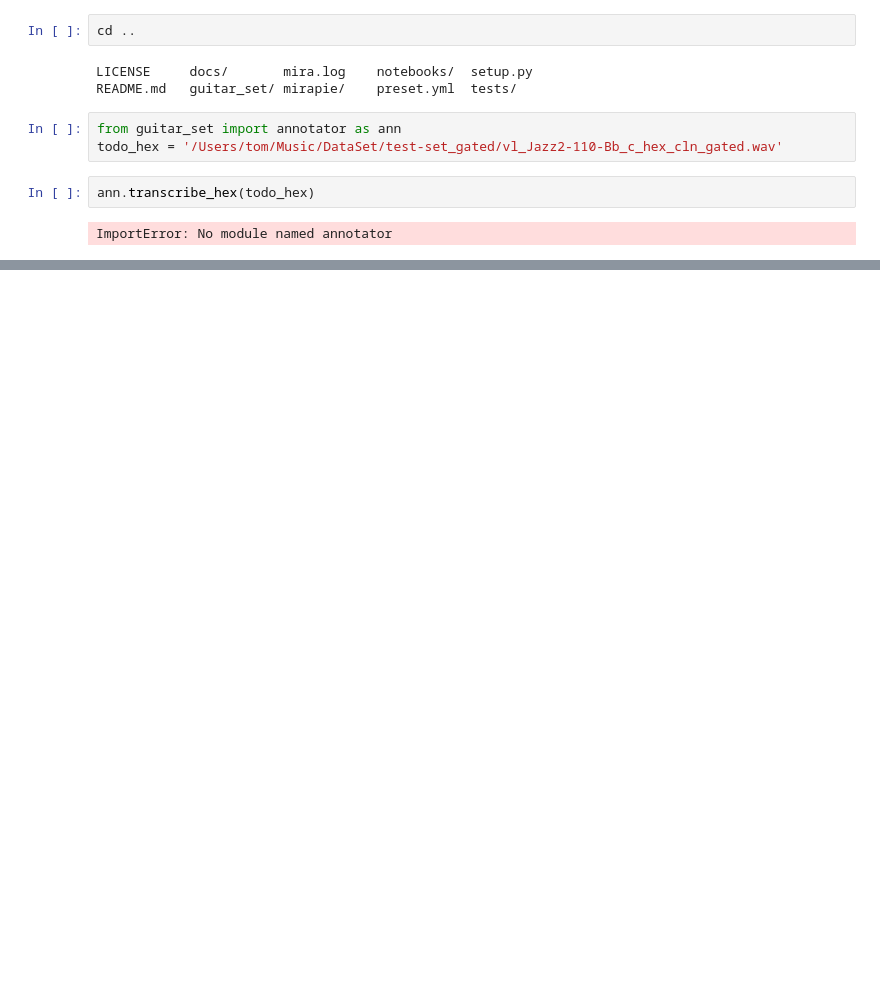
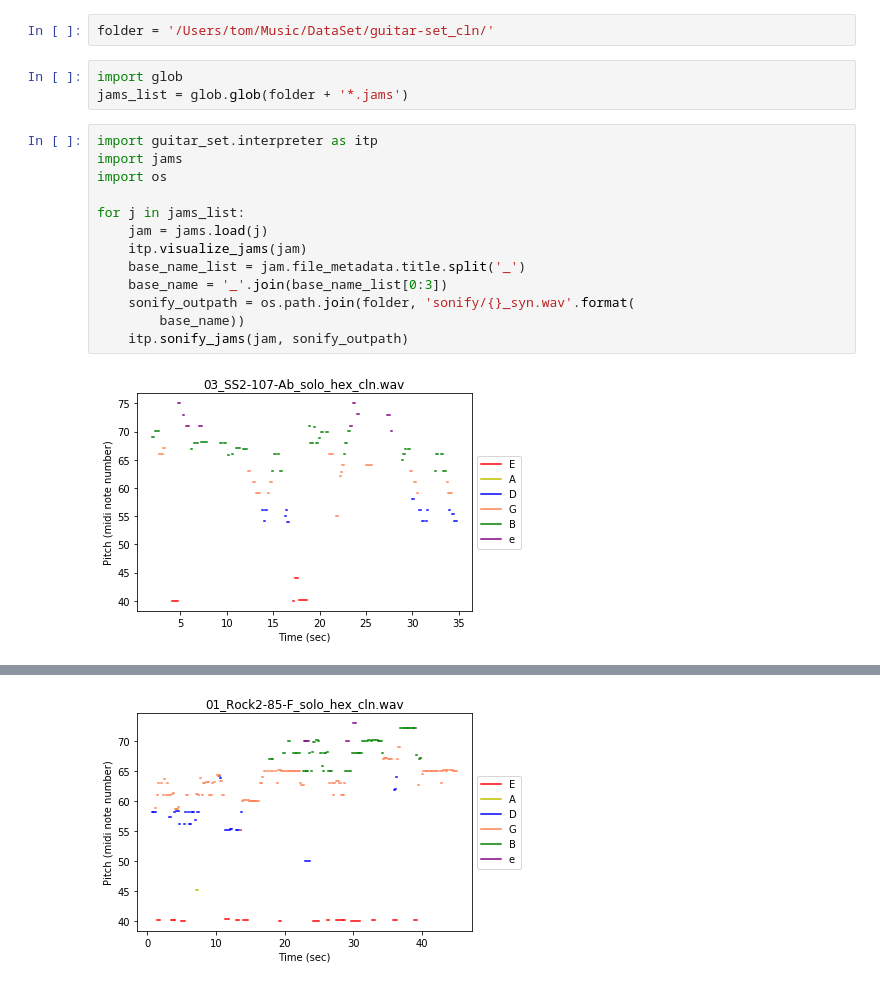
Before and after one commit to tomxi/guitar-set, a Jupyter notebook: guitar_set/notebooks/annotator test.ipynb, the cells around one changed output, grey strips where cells are left out. Drawn from its saved outputs; the diff is of its cells as text; blank space fills up the shorter version.

```diff
--- a/guitar_set/notebooks/annotator test.ipynb
+++ b/guitar_set/notebooks/annotator test.ipynb
@@ -1,12 +1,20 @@
-# %%
-cd ..
-# %% [output]
-LICENSE     docs/       mira.log    notebooks/  setup.py
-README.md   guitar_set/ mirapie/    preset.yml  tests/
-# %%
-from guitar_set import annotator as ann
-todo_hex = '/Users/tom/Music/DataSet/test-set_gated/vl_Jazz2-110-Bb_c_hex_cln_gated.wav'
-# %%
-ann.transcribe_hex(todo_hex)
-# %% [output]
-ImportError: No module named annotator
+# %%
+folder = '/Users/tom/Music/DataSet/guitar-set_cln/'
+# %%
+import glob
+jams_list = glob.glob(folder + '*.jams')
+# %%
+import guitar_set.interpreter as itp
+import jams
+import os
+
+for j in jams_list:
+    jam = jams.load(j)
+    itp.visualize_jams(jam)
+    base_name_list = jam.file_metadata.title.split('_')
+    base_name = '_'.join(base_name_list[0:3])
+    sonify_outpath = os.path.join(folder, 'sonify/{}_syn.wav'.format(
+        base_name))
+    itp.sonify_jams(jam, sonify_outpath)
+# %% [output]
+[figure, added]
@@ -12,0 +22 @@ ImportError: No module named annotator
+[figure, added]
```
Also changed, not shown: parts of 3 cells of this notebook, 6 other files.
